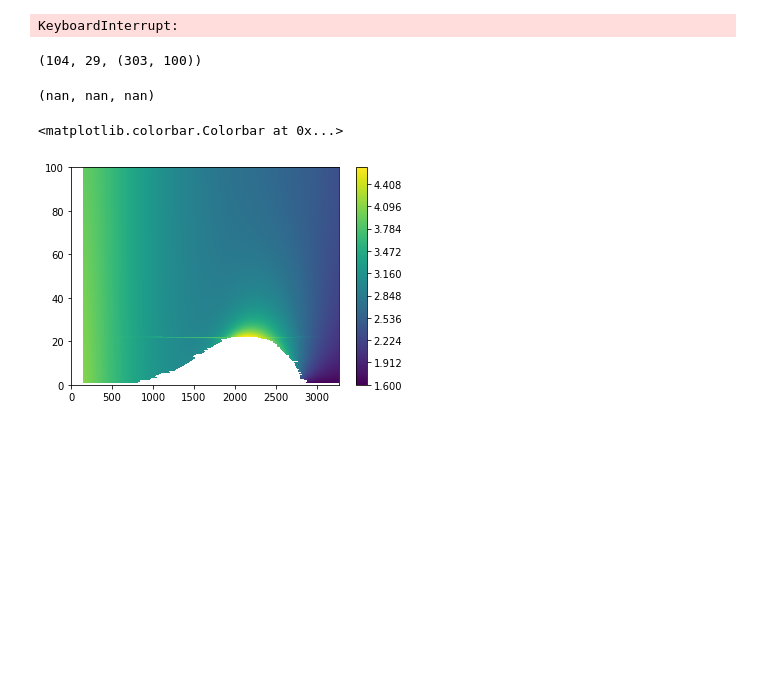
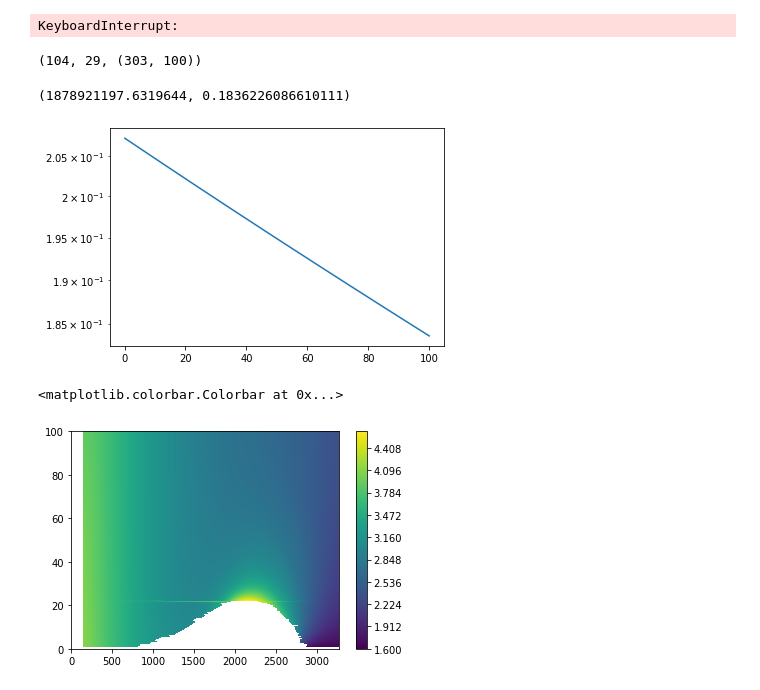
Before and after one commit to fredriclam/quail_volcano, a Jupyter notebook: src/physics/multiphasevpT/test.ipynb, the cells around one changed output. Cells and saved outputs as stored; diff of their text form; code cells hidden in the pictures; blank space fills up the shorter version.

```diff
--- a/src/physics/multiphasevpT/test.ipynb
+++ b/src/physics/multiphasevpT/test.ipynb
@@ -292,11 +292,18 @@ KeyboardInterrupt:
 i,j, arhoM.shape
 # %% [output]
 (104, 29, (303, 100))
-# %%
-i, j = 0, 0
-scalc.volfracCompatSolve1D(arhoW_vec[2], arhoM[i,j], e[i,j])
-# %% [output]
-(nan, nan, nan)
+# %%
+i, j = 0, 0
+scalc = p_steam_root1d.SteamCalc(itab, Params.Liquid)
+scalc.volfracCompatSolve1D(arhoW_vec[2], arhoM[i,j], e[i,j])
+f = lambda p: scalc.saturation_condition_p(p, arhoW_vec[2],  arhoM[i,j], 1.9e9, xtol=1e-3)
+p_test_vec = np.linspace(0.1,100,20)
+fvals = np.array([f(p) for p in p_test_vec])
+plt.semilogy(p_test_vec, fvals)
+e[i,j], np.min(fvals)
+# %% [output]
+(1878921197.6319644, 0.1836226086610111)
+[figure, added]
 # %%
 from pyXSteam.XSteam import RegionSelection
 # Compute values corresponding to feasible values on redistributed mesh
```
Also changed, not shown: 10 other files.
